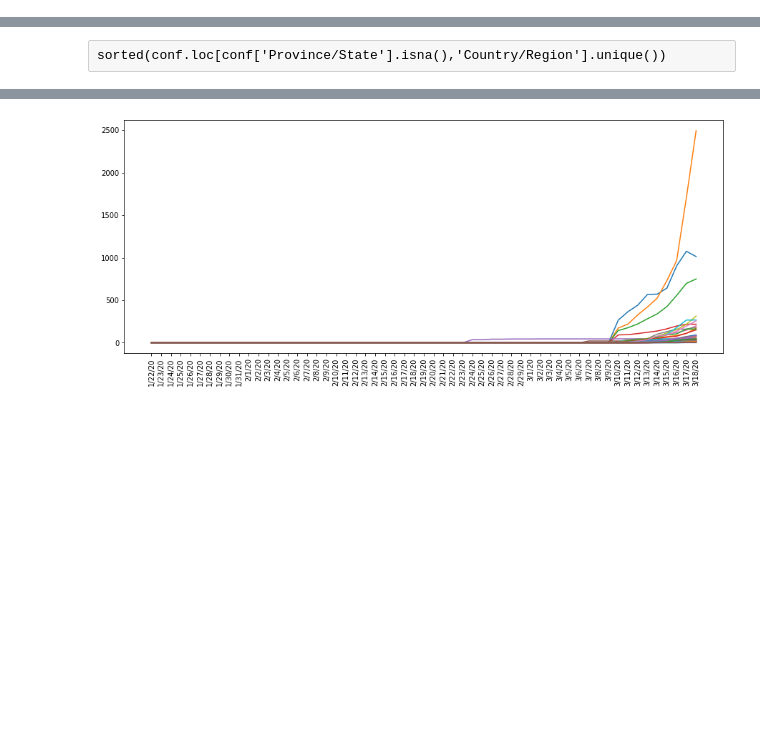
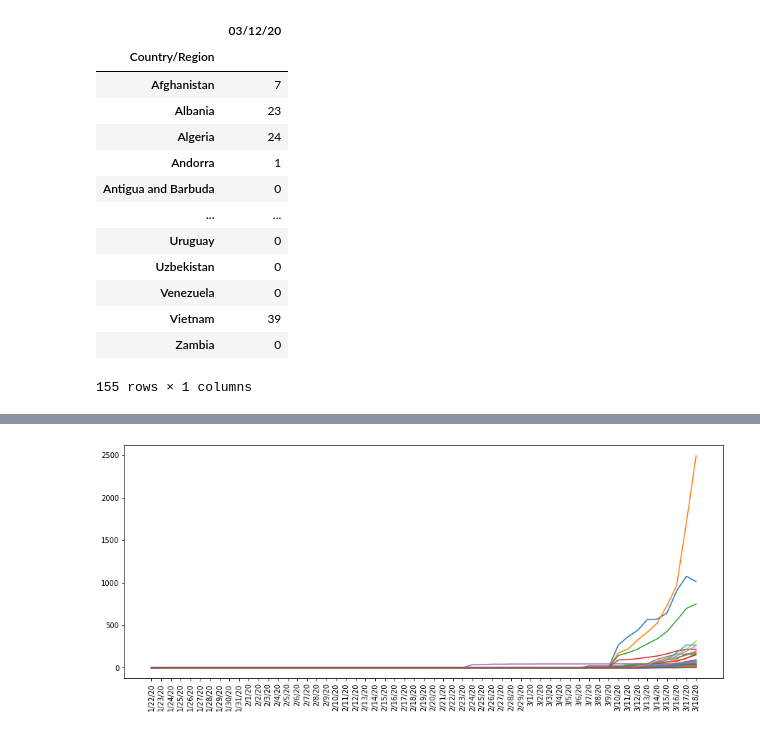
Before and after one commit to roguev/covid19_csse_data, a Jupyter notebook: covid19_timeline.ipynb, the cells around one changed output, grey strips where cells are left out. Cells and saved outputs as stored; diff of their text form; code cells hidden in the pictures; blank space fills up the shorter version.

```diff
--- a/covid19_timeline.ipynb
+++ b/covid19_timeline.ipynb
@@ -12,0 +123,17 @@ recs = pd.read_csv(url + 'time_series_19-covid-Recovered.csv')
+# %%
+conf.loc[:,['Country/Region','03/12/20']].groupby('Country/Region').sum()
+# %% [output]
+|  | 03/12/20 |
+| Country/Region |  |
+| Afghanistan | 7 |
+| Albania | 23 |
+| Algeria | 24 |
+| Andorra | 1 |
+| Antigua and Barbuda | 0 |
+| ... | ... |
+| Uruguay | 0 |
+| Uzbekistan | 0 |
+| Venezuela | 0 |
+| Vietnam | 39 |
+| Zambia | 0 |
+155 rows × 1 columns
@@ -26,5 +268,3 @@ conf.head(n=100)
 | 98 | Washington | US | 47.4009 | -121.4905 | 0 | 0 | 0 | 0 | 0 | ... |
 | 99 | New York | US | 42.1657 | -74.9481 | 0 | 0 | 0 | 0 | 0 | ... |
 100 rows × 61 columns
-# %% [raw]
-sorted(conf.loc[conf['Province/State'].isna(),'Country/Region'].unique())
```
Also changed, not shown: parts of 14 cells of this notebook.
